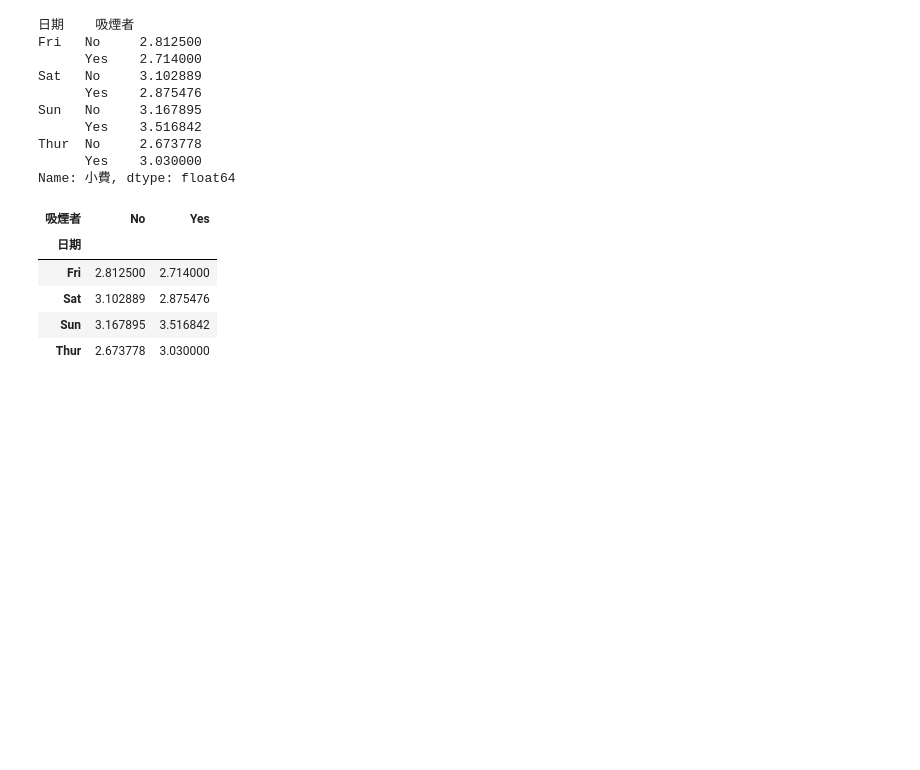
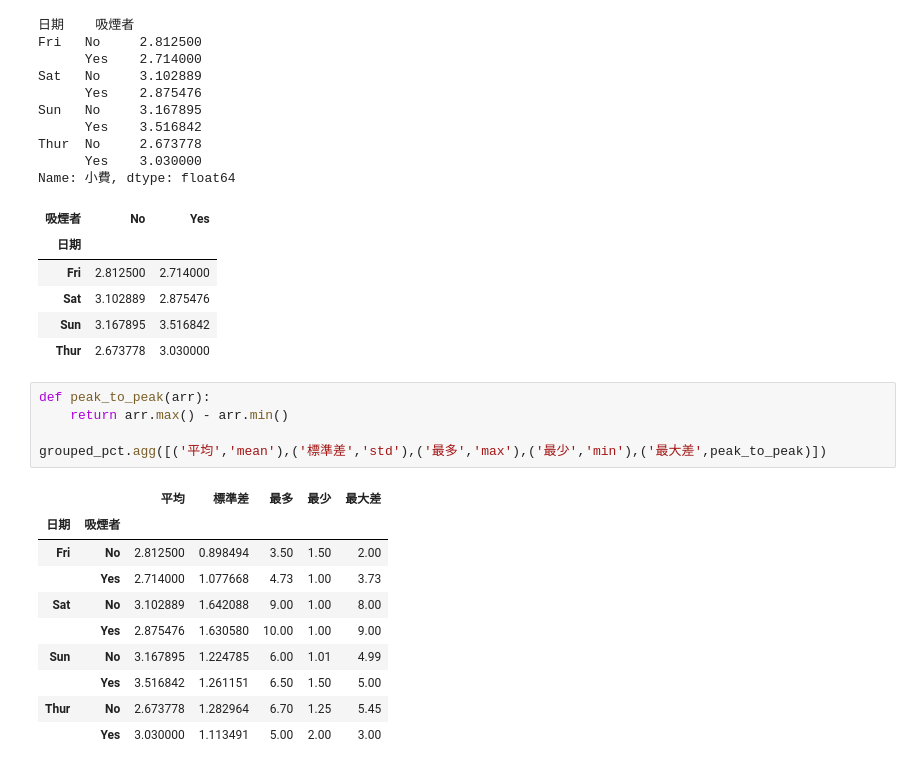
Before and after one commit to roberthsu2003/python, a Jupyter notebook: 上課用目錄/2023_07_23_星期日/lesson22_3.ipynb, the cells around one changed output. Drawn from its saved outputs; the diff is of its cells as text; blank space fills up the shorter version.

```diff
--- a/上課用目錄/2023_07_23_星期日/lesson22_3.ipynb
+++ b/上課用目錄/2023_07_23_星期日/lesson22_3.ipynb
@@ -114,3 +114,19 @@ Name: 小費, dtype: float64
 | Sat | 3.102889 | 2.875476 |
 | Sun | 3.167895 | 3.516842 |
 | Thur | 2.673778 | 3.030000 |
+# %%
+def peak_to_peak(arr):
+    return arr.max() - arr.min()
+
+grouped_pct.agg([('平均','mean'),('標準差','std'),('最多','max'),('最少','min'),('最大差',peak_to_peak)])
+# %% [output]
+|  |  | 平均 | 標準差 | 最多 | 最少 | 最大差 |
+| 日期 | 吸煙者 |  |  |  |  |  |
+| Fri | No | 2.812500 | 0.898494 | 3.50 | 1.50 | 2.00 |
+|  | Yes | 2.714000 | 1.077668 | 4.73 | 1.00 | 3.73 |
+| Sat | No | 3.102889 | 1.642088 | 9.00 | 1.00 | 8.00 |
+|  | Yes | 2.875476 | 1.630580 | 10.00 | 1.00 | 9.00 |
+| Sun | No | 3.167895 | 1.224785 | 6.00 | 1.01 | 4.99 |
+|  | Yes | 3.516842 | 1.261151 | 6.50 | 1.50 | 5.00 |
+| Thur | No | 2.673778 | 1.282964 | 6.70 | 1.25 | 5.45 |
+|  | Yes | 3.030000 | 1.113491 | 5.00 | 2.00 | 3.00 |
```
